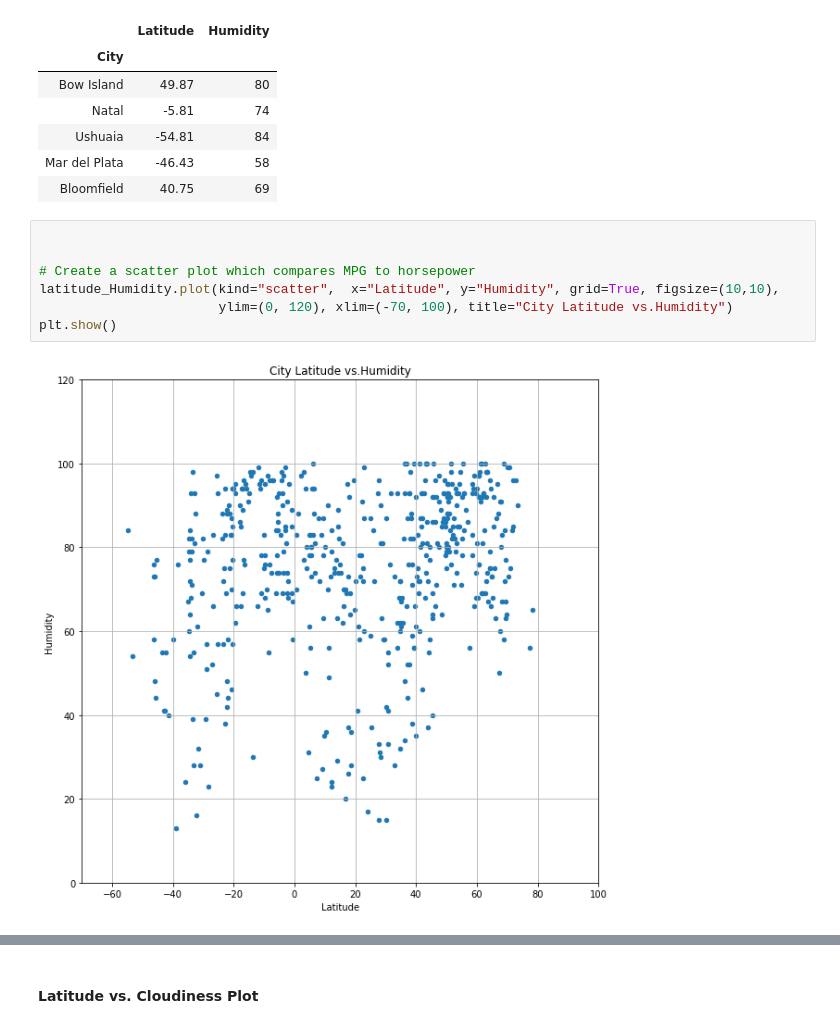
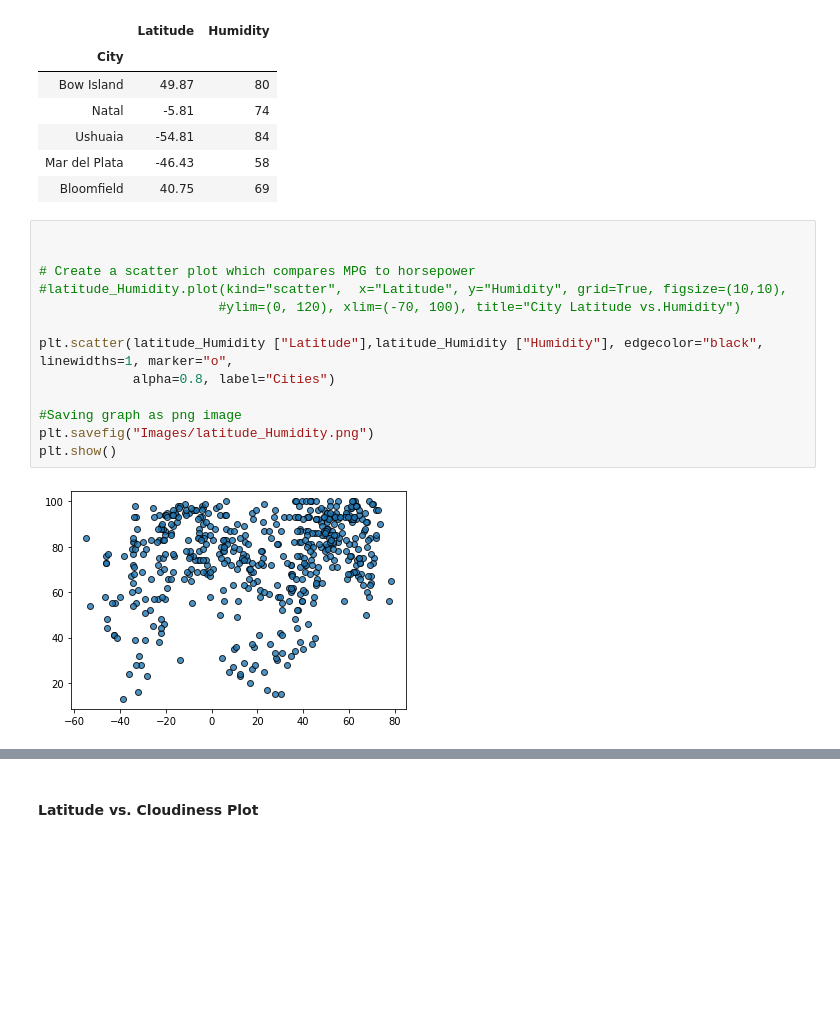
Before and after one commit to janetnamulondo/python_api_challenge, a Jupyter notebook: 02-Homework_06-Python-APIs_Instructions_starter_code_WeatherPy.ipynb, the cells around one changed output, grey strips where cells are left out. Cells and saved outputs as stored; diff of their text form; blank space fills up the shorter version.

```diff
--- a/02-Homework_06-Python-APIs_Instructions_starter_code_WeatherPy.ipynb
+++ b/02-Homework_06-Python-APIs_Instructions_starter_code_WeatherPy.ipynb
@@ -241,12 +237,18 @@ latitude_Humidity.head()
 # %%
 
 
 # Create a scatter plot which compares MPG to horsepower
-latitude_Humidity.plot(kind="scatter",  x="Latitude", y="Humidity", grid=True, figsize=(10,10),
-                       ylim=(0, 120), xlim=(-70, 100), title="City Latitude vs.Humidity")
+#latitude_Humidity.plot(kind="scatter",  x="Latitude", y="Humidity", grid=True, figsize=(10,10),
+                       #ylim=(0, 120), xlim=(-70, 100), title="City Latitude vs.Humidity")
+
+plt.scatter(latitude_Humidity ["Latitude"],latitude_Humidity ["Humidity"], edgecolor="black", linewidths=1, marker="o",
+            alpha=0.8, label="Cities")
+
+#Saving graph as png image
+plt.savefig("Images/latitude_Humidity.png")
 plt.show()
 # %% [output]
-[figure, old version]
+[figure, new version]
 # %%
 # Save an image of the chart and print to screen
 # NOTE: If your plot shrinks after saving an image,
```
Also changed, not shown: parts of 11 cells of this notebook, 4 other files.
